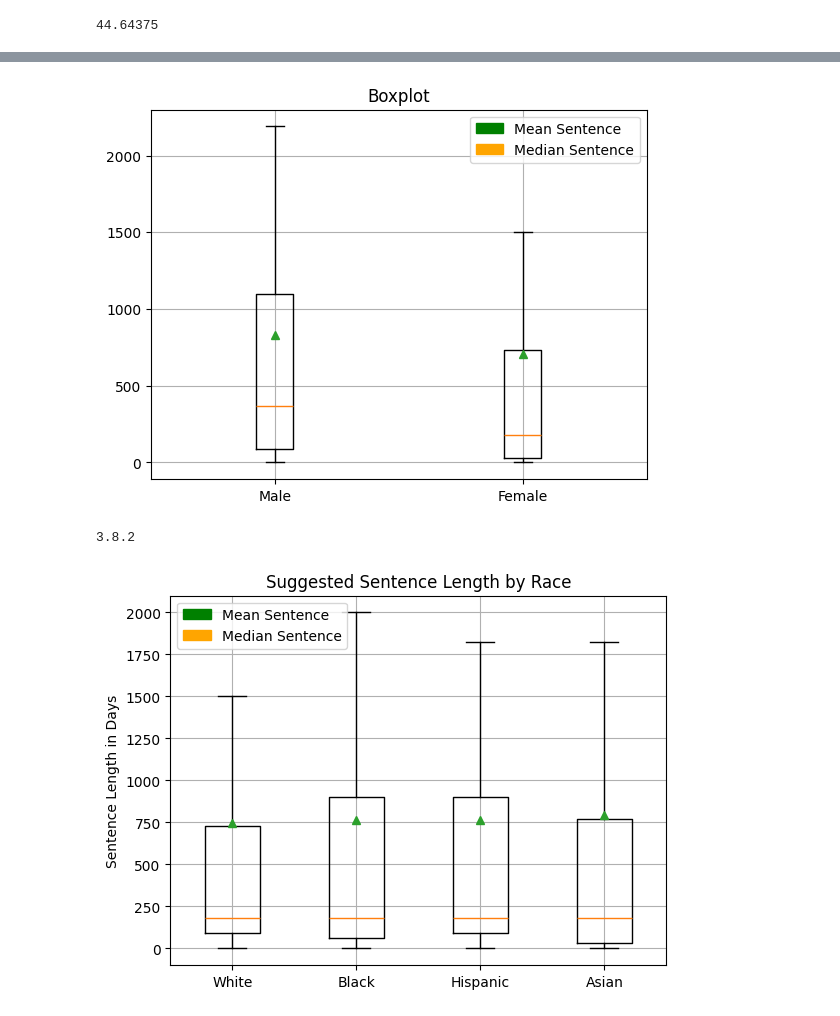
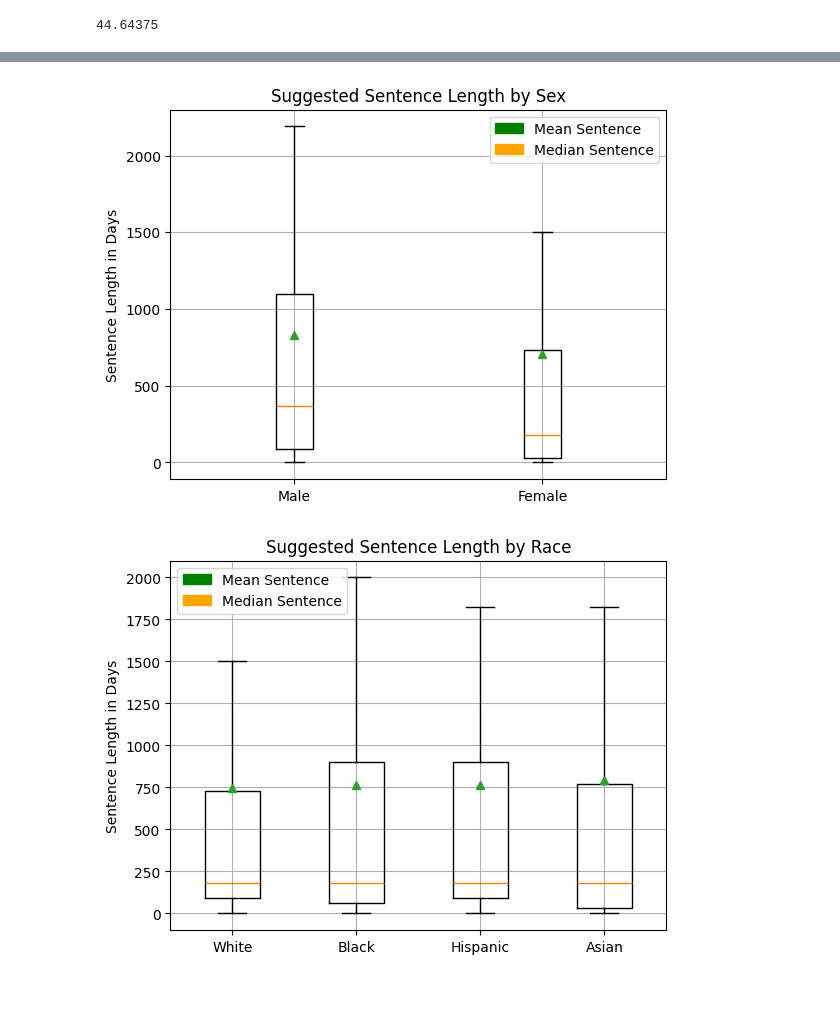
Before and after one commit to jd3162/555_proj3, a Jupyter notebook: gpt_4o_analysis.ipynb, the cells around one changed output, grey strips where cells are left out. Cells and saved outputs as stored; diff of their text form; code cells hidden in the pictures.

```diff
--- a/gpt_4o_analysis.ipynb
+++ b/gpt_4o_analysis.ipynb
@@ -182,20 +225,17 @@ sex_data = [all_sentences['Male'], all_sentences['Female']]
 # %%
 fig, ax = plt.subplots()
 ax.boxplot(sex_data, labels=['Male', 'Female',], showfliers=False, showmeans=True)
 ax.grid()
 legend_handle_mean = mpatches.Patch(color='green', label='Mean Sentence')
 legend_handle_median = mpatches.Patch(color='orange', label='Median Sentence')
 plt.legend(handles=[legend_handle_mean,legend_handle_median])
-plt.title('Boxplot')
+plt.ylabel("Sentence Length in Days")
+plt.title('Suggested Sentence Length by Sex')
 plt.show()
 # %% [output]
-[figure, old version]
+[figure, new version]
 # %%
 race_data = [all_sentences['White'], all_sentences['Black'], all_sentences['Hispanic'], all_sentences['Asian']]
-# %%
-print(matplotlib.__version__)
-# %% [output]
-3.8.2
 # %%
 fig, ax = plt.subplots()
 ax.boxplot(race_data, labels=['White', 'Black', 'Hispanic', 'Asian'], showfliers=False, showmeans=True)
```
Also changed, not shown: parts of 18 cells of this notebook, 2 other files.
